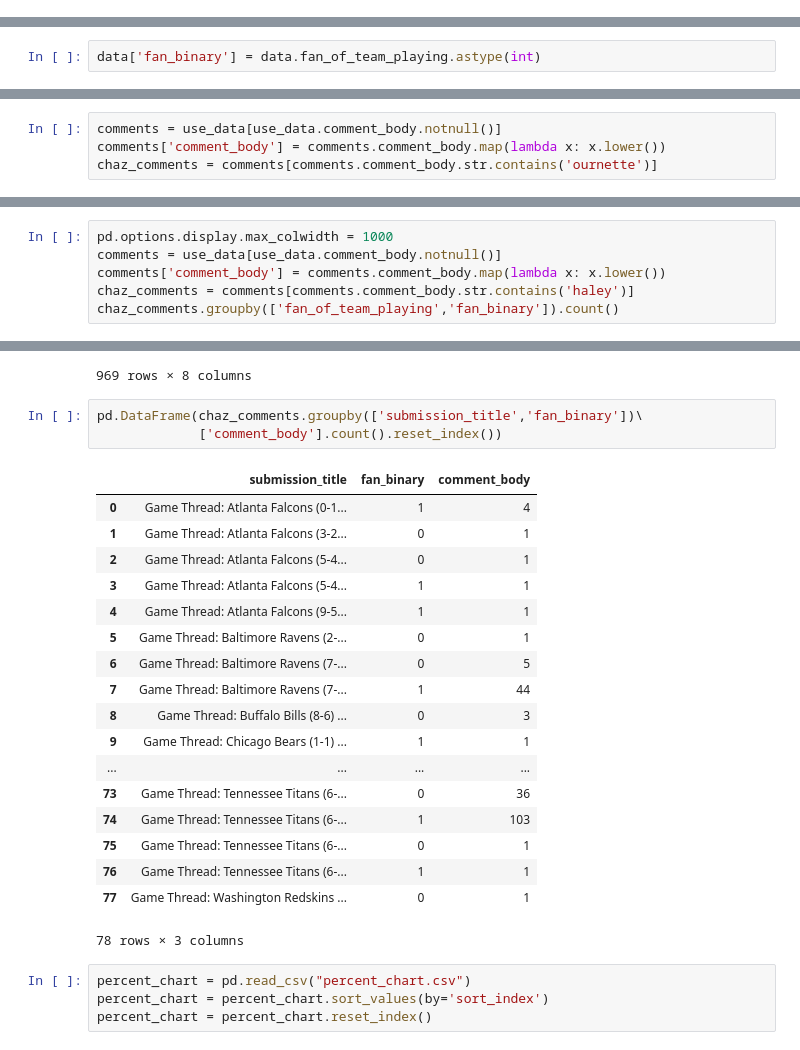
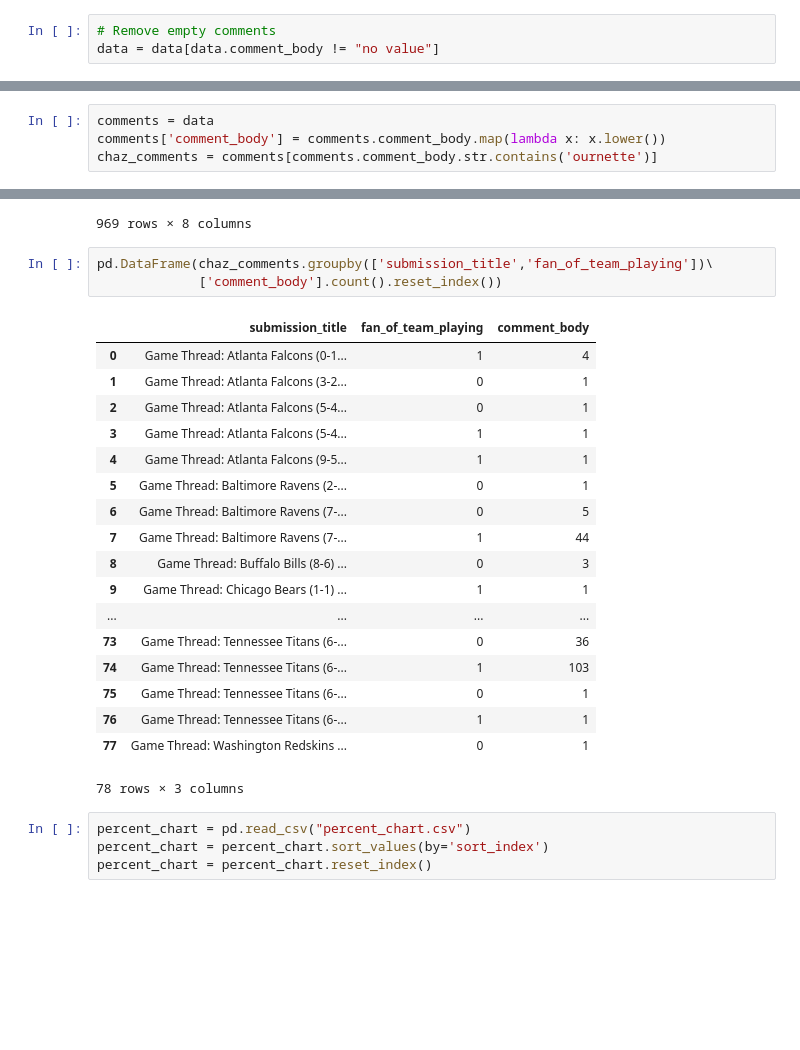
Before and after one commit to chadharness-mids/w266_final_project_merged, a Jupyter notebook: notebooks/models/Keri_Final_Notebook_full_dataset_runs.ipynb, the cells around one changed output, grey strips where cells are left out. Drawn from its saved outputs; the diff is of its cells as text; blank space fills up the shorter version.

```diff
--- a/notebooks/models/Keri_Final_Notebook_full_dataset_runs.ipynb
+++ b/notebooks/models/Keri_Final_Notebook_full_dataset_runs.ipynb
@@ -53 +81,4 @@ data.head()
+# %%
+# Remove empty comments
+data = data[data.comment_body != "no value"]
 # %%
@@ -199,2 +265,0 @@ dtype: int64
-# %%
-data['fan_binary'] = data.fan_of_team_playing.astype(int)
@@ -679,7 +768,7 @@ for coef, feat in reversed(topn_class2):
 # %% [markdown]
 # Exploration
 # %%
-comments = use_data[use_data.comment_body.notnull()]
+comments = data
 comments['comment_body'] = comments.comment_body.map(lambda x: x.lower())
 chaz_comments = comments[comments.comment_body.str.contains('ournette')]
 # %%
@@ -715,6 +803,0 @@ chaz_comments.groupby(['submission_title','fan_of_team_playing']) \
-# %%
-pd.options.display.max_colwidth = 1000
-comments = use_data[use_data.comment_body.notnull()]
-comments['comment_body'] = comments.comment_body.map(lambda x: x.lower())
-chaz_comments = comments[comments.comment_body.str.contains('haley')]
-chaz_comments.groupby(['fan_of_team_playing','fan_binary']).count()
@@ -745,10 +823,10 @@ chaz_comments
 | 1993137 | 1993137 | Patriots | Game Thread: Dallas Cowboys (7-6)... | plus even if haley made that dumb... | 0 | 0 | ... |
 969 rows × 8 columns
 # %%
-pd.DataFrame(chaz_comments.groupby(['submission_title','fan_binary'])\
+pd.DataFrame(chaz_comments.groupby(['submission_title','fan_of_team_playing'])\
              ['comment_body'].count().reset_index())
 # %% [output]
-|  | submission_title | fan_binary | comment_body |
+|  | submission_title | fan_of_team_playing | comment_body |
 | 0 | Game Thread: Atlanta Falcons (0-1... | 1 | 4 |
 | 1 | Game Thread: Atlanta Falcons (3-2... | 0 | 1 |
 | 2 | Game Thread: Atlanta Falcons (5-4... | 0 | 1 |
```
Also changed, not shown: parts of 47 cells of this notebook.
